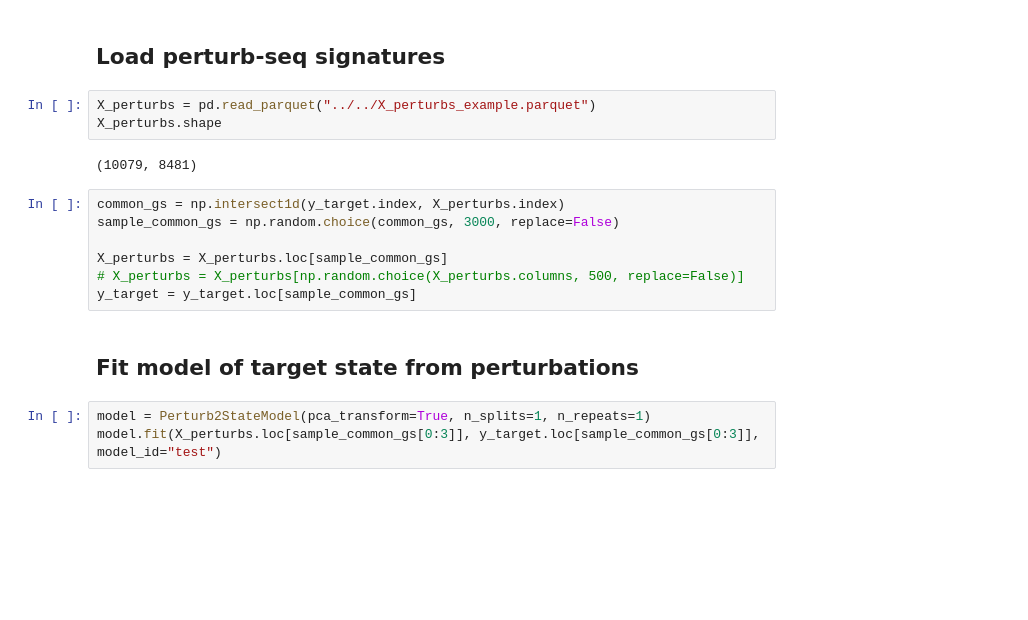
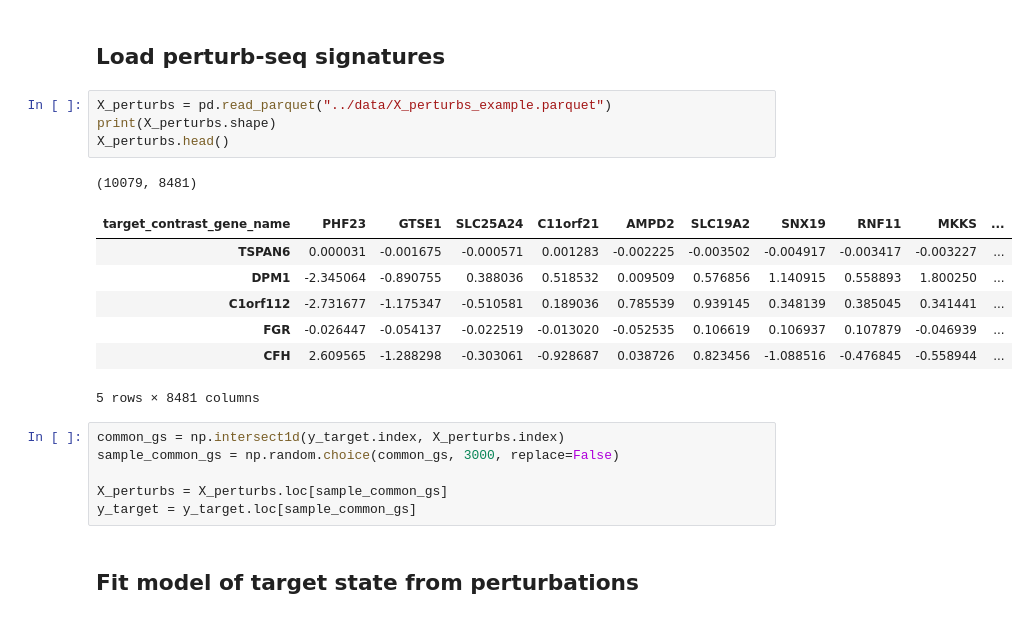
Before and after one commit to scverse-bot/pert2state_model, a Jupyter notebook: docs/notebooks/DE_polarization.ipynb, the cells around one changed output. Drawn from its saved outputs; the diff is of its cells as text; blank space fills up the shorter version.

```diff
--- a/docs/notebooks/DE_polarization.ipynb
+++ b/docs/notebooks/DE_polarization.ipynb
@@ -18,22 +25,26 @@ y_target = signature_df.set_index("variable")["zscore"]
 # %% [markdown]
 ## Load perturb-seq signatures
 # %%
-X_perturbs = pd.read_parquet("../../X_perturbs_example.parquet")
-X_perturbs.shape
+X_perturbs = pd.read_parquet("../data/X_perturbs_example.parquet")
+print(X_perturbs.shape)
+X_perturbs.head()
 # %% [output]
 (10079, 8481)
+| target_contrast_gene_name | PHF23 | GTSE1 | SLC25A24 | C11orf21 | AMPD2 | SLC19A2 | SNX19 | RNF11 | MKKS | ... |
+| TSPAN6 | 0.000031 | -0.001675 | -0.000571 | 0.001283 | -0.002225 | -0.003502 | -0.004917 | -0.003417 | -0.003227 | ... |
+| DPM1 | -2.345064 | -0.890755 | 0.388036 | 0.518532 | 0.009509 | 0.576856 | 1.140915 | 0.558893 | 1.800250 | ... |
+| C1orf112 | -2.731677 | -1.175347 | -0.510581 | 0.189036 | 0.785539 | 0.939145 | 0.348139 | 0.385045 | 0.341441 | ... |
+| FGR | -0.026447 | -0.054137 | -0.022519 | -0.013020 | -0.052535 | 0.106619 | 0.106937 | 0.107879 | -0.046939 | ... |
+| CFH | 2.609565 | -1.288298 | -0.303061 | -0.928687 | 0.038726 | 0.823456 | -1.088516 | -0.476845 | -0.558944 | ... |
+5 rows × 8481 columns
 # %%
 common_gs = np.intersect1d(y_target.index, X_perturbs.index)
 sample_common_gs = np.random.choice(common_gs, 3000, replace=False)
 
 X_perturbs = X_perturbs.loc[sample_common_gs]
-# X_perturbs = X_perturbs[np.random.choice(X_perturbs.columns, 500, replace=False)]
 y_target = y_target.loc[sample_common_gs]
 # %% [markdown]
 ## Fit model of target state from perturbations
-# %%
-model = Perturb2StateModel(pca_transform=True, n_splits=1, n_repeats=1)
-model.fit(X_perturbs.loc[sample_common_gs[0:3]], y_target.loc[sample_common_gs[0:3]], model_id="test")
 # %%
 model = Perturb2StateModel(pca_transform=True, n_splits=3, n_repeats=1, l1_ratio=np.logspace(-1, 1, 10), alpha=[1])
 model.fit(X_perturbs.loc[sample_common_gs], y_target.loc[sample_common_gs], model_id="test")
```
Also changed, not shown: parts of 19 cells of this notebook, 4 other files.
